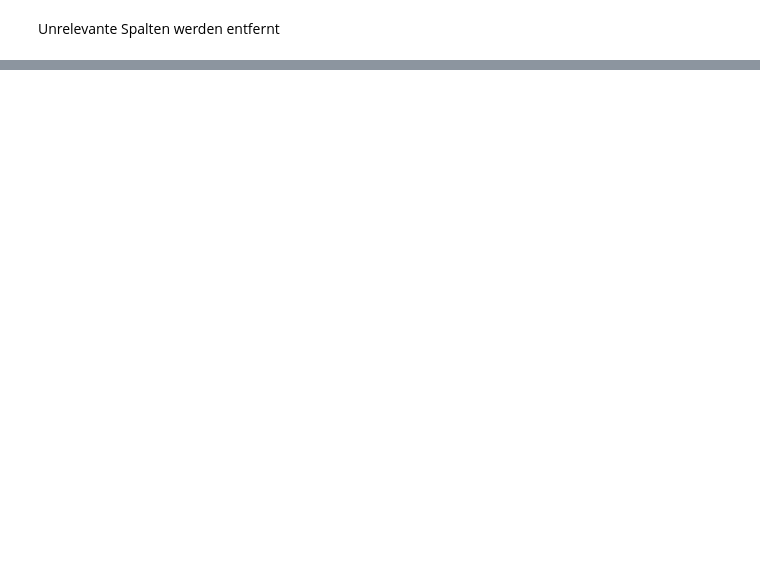
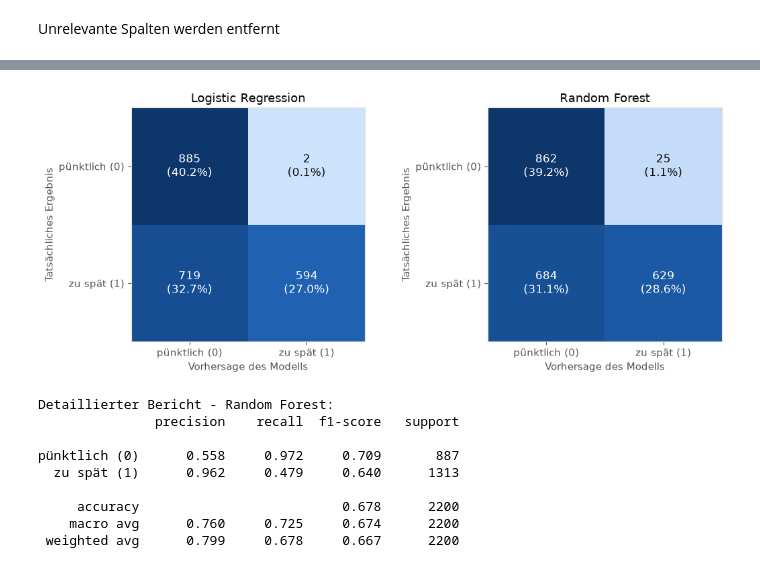
Before and after one commit to sheleut/Data-Science-E-Commerce, a Jupyter notebook: Notebook.ipynb, the cells around one changed output, grey strips where cells are left out. Cells and saved outputs as stored; diff of their text form; code cells hidden in the pictures; blank space fills up the shorter version.

```diff
--- a/Notebook.ipynb
+++ b/Notebook.ipynb
@@ -489,0 +897,9 @@ Name: proportion, dtype: float64
+# %%
+from sklearn.ensemble import RandomForestClassifier
+
+rf_default = RandomForestClassifier(random_state=42)
+rf_default.fit(X_train, y_train)
+
+cv_rf_default = cross_val_score(rf_default, X_train, y_train, cv=5, scoring="accuracy")
+print(f"Random Forest (Default) - CV-Accuracy: {cv_rf_default.mean():.4f} (+/- {cv_rf_default.std():.4f})")
+print(f"Random Forest (Default) - Train-Accuracy: {rf_default.score(X_train, y_train):.4f}")
@@ -489,0 +1018,10 @@ Name: proportion, dtype: float64
+# %%
+# Vorhersagen beider Modelle auf den Testdaten
+y_pred_log_reg = log_reg_best.predict(X_test)
+y_pred_rf = rf_best.predict(X_test)
+
+# Wahrscheinlichkeit fuer die Klasse 1 ("kommt zu spaet")
+proba_log_reg = log_reg_best.predict_proba(X_test)[:, 1]
+proba_rf = rf_best.predict_proba(X_test)[:, 1]
+
+print(f"Vorhersagen erstellt fuer {len(y_pred_rf)} Testbestellungen.")
@@ -489,0 +1247,42 @@ Name: proportion, dtype: float64
+# %%
+from matplotlib.colors import LinearSegmentedColormap
+
+blau_ramp = LinearSegmentedColormap.from_list("blau", ["#cde2fb", "#2a78d6", "#0d366b"])
+beschriftung = ["pünktlich (0)", "zu spät (1)"]
+
+fig, axes = plt.subplots(1, 2, figsize=(11, 4.5))
+
+for ax, (titel, vorhersage) in zip(axes, [("Logistic Regression", y_pred_log_reg),
+                                          ("Random Forest", y_pred_rf)]):
+    cm = confusion_matrix(y_test, vorhersage)
+    ax.imshow(cm, cmap=blau_ramp, vmin=0, vmax=cm.max())
+
+    for zeile in range(2):
+        for spalte in range(2):
+            wert = cm[zeile, spalte]
+            ax.text(spalte, zeile, f"{wert}\n({wert/cm.sum():.1%})", ha="center", va="center",
+                    fontsize=12, color="#ffffff" if wert > cm.max() * 0.5 else INK_COLOR)
+
+    ax.set_xticks([0, 1], beschriftung)
+    ax.set_yticks([0, 1], beschriftung)
+    ax.set_xlabel("Vorhersage des Modells")
+    ax.set_ylabel("Tatsächliches Ergebnis")
+    ax.set_title(titel)
+
+plt.tight_layout()
+plt.show()
+
+print("Detaillierter Bericht - Random Forest:")
+print(classification_report(y_test, y_pred_rf,
+                            target_names=["pünktlich (0)", "zu spät (1)"], digits=3))
+# %% [output]
+[figure, added]
+Detaillierter Bericht - Random Forest:
+               precision    recall  f1-score   support
+
+pünktlich (0)      0.558     0.972     0.709       887
+  zu spät (1)      0.962     0.479     0.640      1313
+
+     accuracy                          0.678      2200
+    macro avg      0.760     0.725     0.674      2200
+ weighted avg      0.799     0.678     0.667      2200
```
Also changed, not shown: parts of 58 cells of this notebook.
